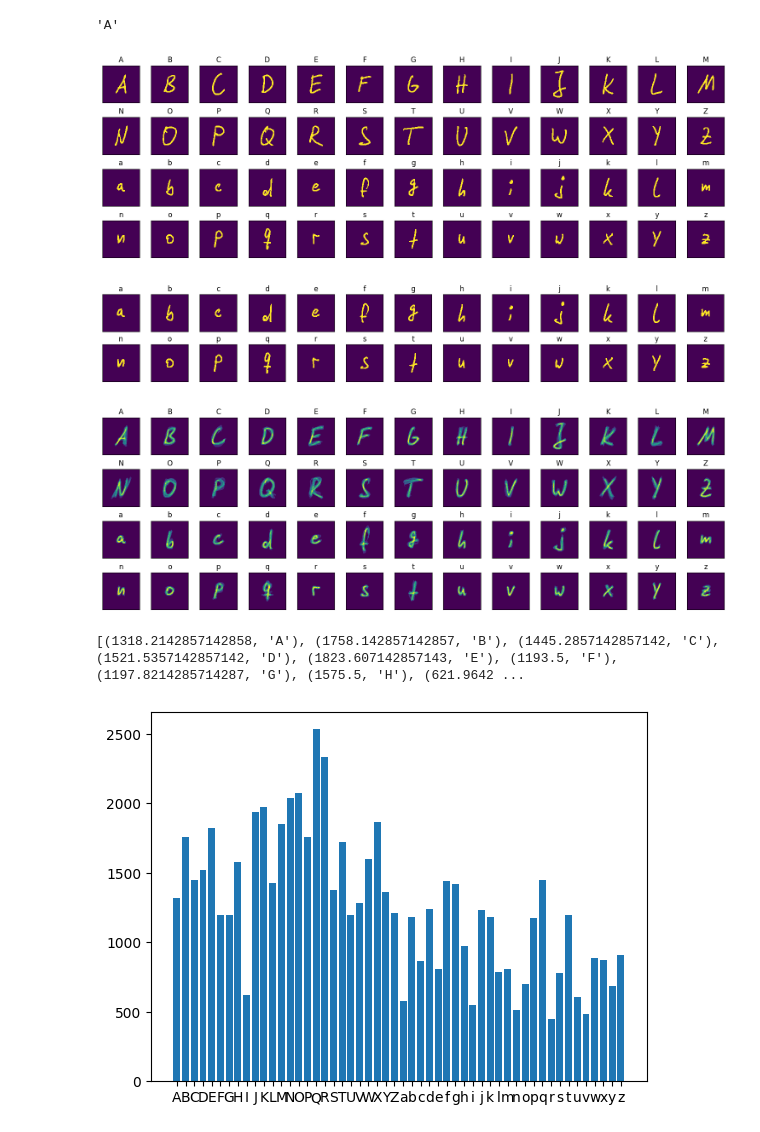
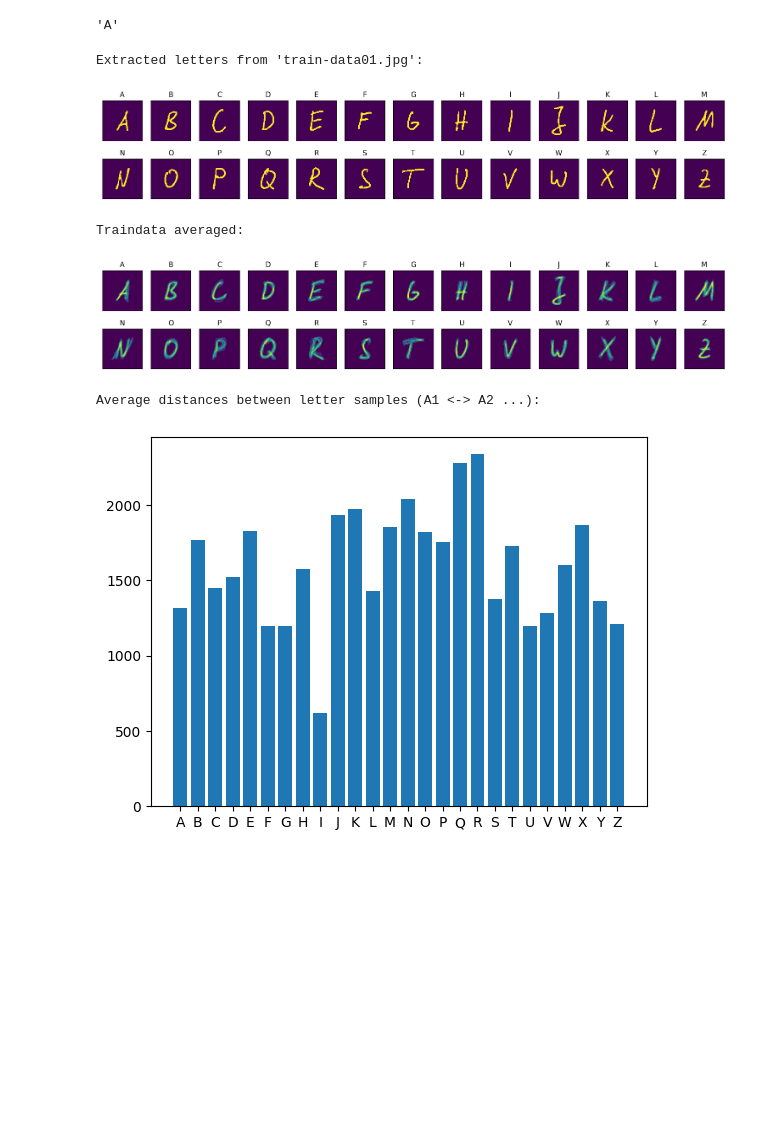
Before and after one commit to HTW-Project-Group/handwriting-recognition, a Jupyter notebook: handwriting-recognition.ipynb, the cells around one changed output. Cells and saved outputs as stored; diff of their text form; code cells hidden in the pictures; blank space fills up the shorter version.

```diff
--- a/handwriting-recognition.ipynb
+++ b/handwriting-recognition.ipynb
@@ -16,8 +16,8 @@ def plot_value_label_vector(vec):
     plt.bar(labels, values)
 # %%
 labels = ["", "", "", "", "", "", "", "", "", "", "A", "B", "C", "D", "", "", "E", "F", "G", "H", "I", "J",
-          "K", "L", "M", "N", "O", "P", "Q", "R", "S", "T", "U", "V", "W", "X", "Y", "Z", "a", "b", "c", "d", "e", "f",
-          "g", "h", "i", "j", "k", "l", "m", "n", "o", "p", "q", "r", "s", "t", "u", "v", "w", "x", "y", "z"]
+          "K", "L", "M", "N", "O", "P", "Q", "R", "S", "T", "U", "V", "W", "X", "Y", "Z"] #, "a", "b", "c", "d", "e", "f",
+         # "g", "h", "i", "j", "k", "l", "m", "n", "o", "p", "q", "r", "s", "t", "u", "v", "w", "x", "y", "z"]
 exclude = [0, 1, 2, 3, 4, 5, 6, 7, 8, 9, 14, 15]
 
 train_data_src = ["train-data01.jpg", "train-data02.jpg", "train-data03.jpg", "train-data04.jpg", "train-data05.jpg",
@@ -102,29 +102,21 @@ def prepare_data(data):
     return list(filter(lambda v: v[1] != "", data))
 
 image_data = list(map(prepare_data, image_data))
-only_small_letter_image_data = np.delete(image_data, np.s_[:26], 1)
+image_data = np.delete(image_data, np.s_[26:], 1)
 test_data = prepare_data(test_data)
 # %%
-fig, axs = plt.subplots(nrows=4, ncols=13, figsize=(15, 5), subplot_kw={'xticks': [], 'yticks': []})
+fig, axs = plt.subplots(nrows=2, ncols=13, figsize=(15, 3), subplot_kw={'xticks': [], 'yticks': []})
 plot_data = image_data[0]
 for ax, (x, l) in zip(axs.flat, plot_data):
     ax.imshow(x, interpolation='nearest')
     ax.set_title(l)
 
+print("Extracted letters from 'train-data01.jpg':")
 plt.tight_layout()
 plt.show()
-
-fig, axs = plt.subplots(nrows=2, ncols=13, figsize=(15, 2.5), subplot_kw={'xticks': [], 'yticks': []})
-plot_data = only_small_letter_image_data[0]
-for ax, (x, l) in zip(axs.flat, plot_data):
-    ax.imshow(x, interpolation='nearest')
-    ax.set_title(l)
-
-plt.tight_layout()
-plt.show()
 # %% [output]
+Extracted letters from 'train-data01.jpg':
-[figure, old version]
+[figure, new version]
-[figure, removed]
 # %%
 def img_avg(imgs):
     M, _ = imgs[0][0]
@@ -145,13 +137,15 @@ def img_avg(imgs):
     return result
 
 avg = img_avg(image_data)
-fig, axs = plt.subplots(nrows=4, ncols=13, figsize=(15, 5), subplot_kw={'xticks': [], 'yticks': []})
+fig, axs = plt.subplots(nrows=2, ncols=13, figsize=(15, 3), subplot_kw={'xticks': [], 'yticks': []})
 for ax, (x, l) in zip(axs.flat, avg):
     ax.imshow(x, interpolation='nearest')
     ax.set_title(l)
 
+print("Traindata averaged:")
 plt.tight_layout()
 plt.show()
 # %% [output]
+Traindata averaged:
-[figure, old version]
+[figure, new version]
 # %%
@@ -220,12 +206,13 @@ def get_dists_for_train_data(train_data):
     return dists
 # %%
 train_dist_out = get_dists_for_train_data(image_data)
-print(train_dist_out)
+# print(train_dist_out)
 
+print("Average distances between letter samples (A1 <-> A2 ...):")
 plot_value_label_vector(train_dist_out)
 # %% [output]
-[(1318.2142857142858, 'A'), (1758.142857142857, 'B'), (1445.2857142857142, 'C'), (1521.5357142857142, 'D'), (1823.607142857143, 'E'), (1193.5, 'F'), (1197.8214285714287, 'G'), (1575.5, 'H'), (621.9642 ...
+Average distances between letter samples (A1 <-> A2 ...):
-[figure, old version]
+[figure, new version]
 # %%
 def get_dist_to_train(train_data, test_img):
     dist_to_train = []
```
Also changed, not shown: parts of 7 cells of this notebook, 5 other files.
